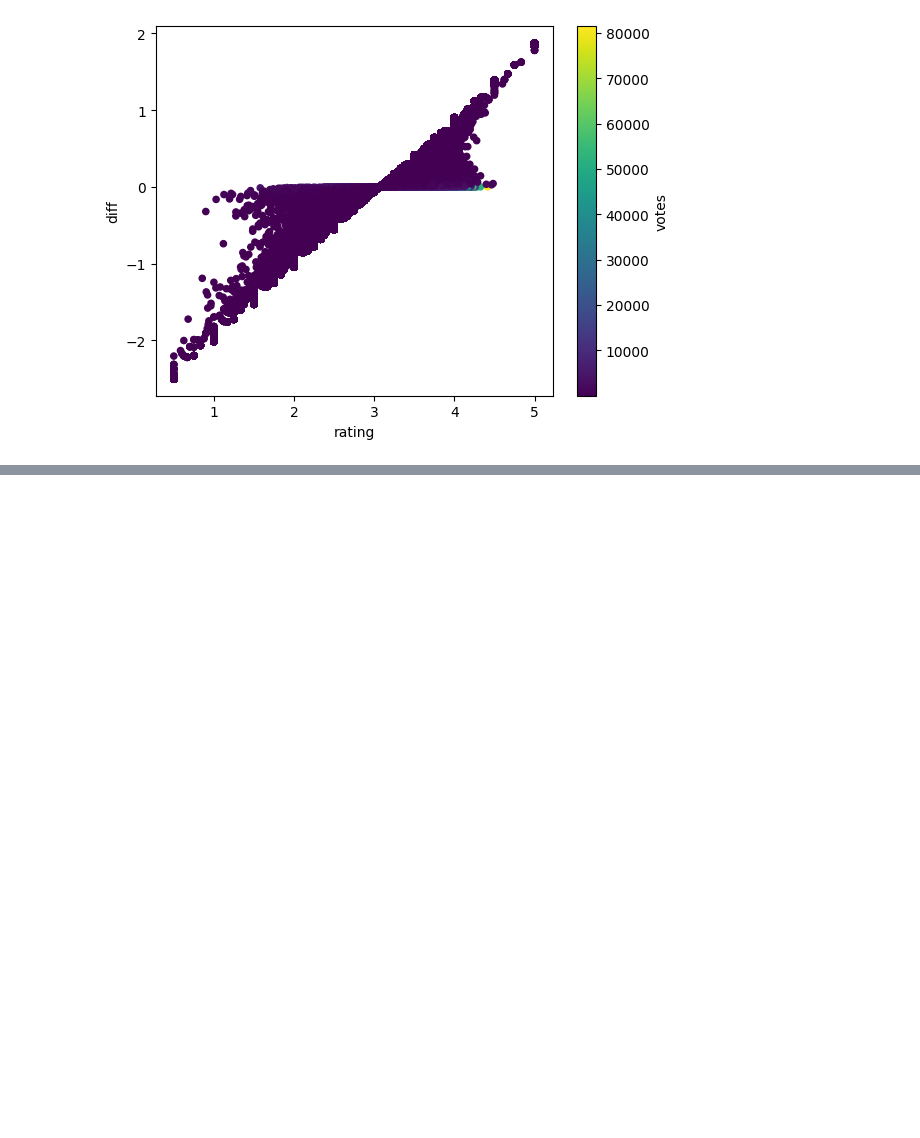
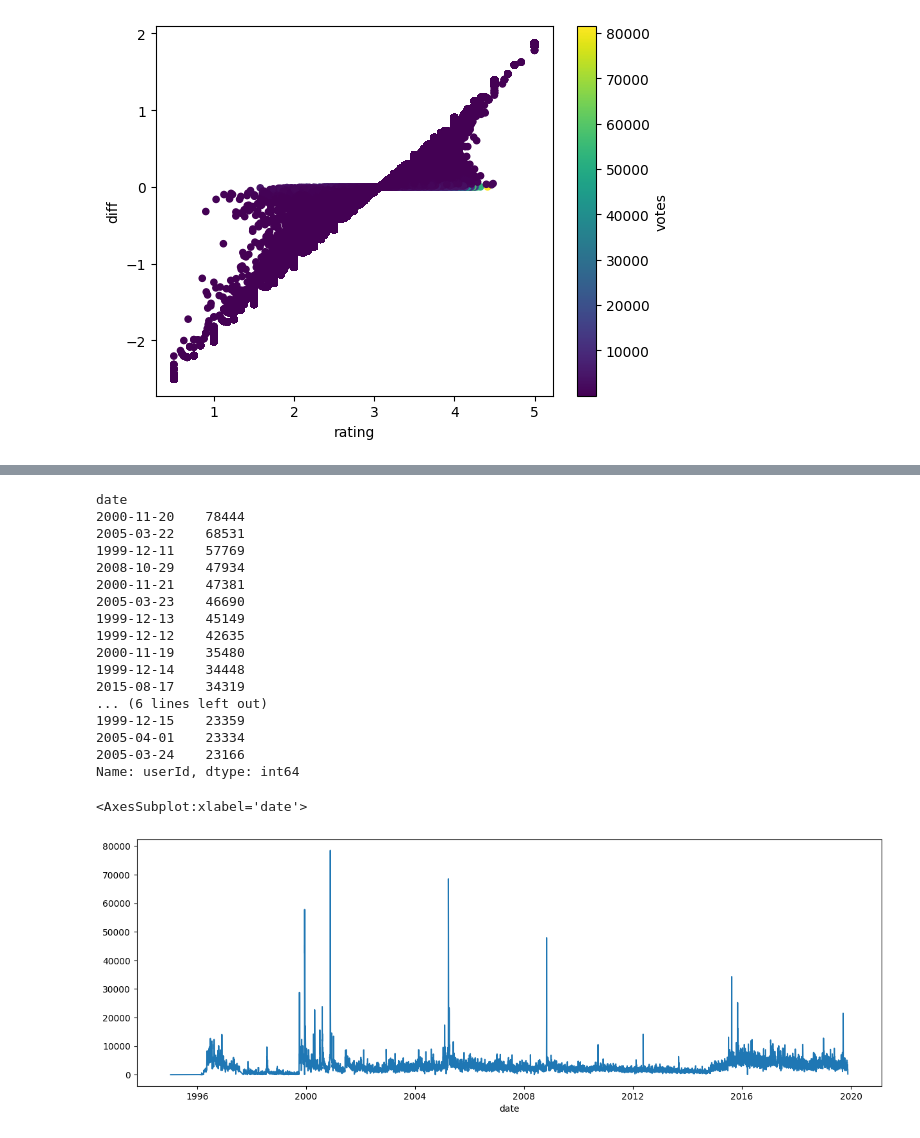
Before and after one commit to jh2048/movie_recommender, a Jupyter notebook: notebooks/collaborative_recommender.ipynb, the cells around one changed output, grey strips where cells are left out. Saved outputs shown, nothing was run; the diff lists cells and outputs as text; code cells hidden in the pictures; blank space fills up the shorter version.

```diff
--- a/notebooks/collaborative_recommender.ipynb
+++ b/notebooks/collaborative_recommender.ipynb
@@ -449,0 +483,26 @@ movie_data_grouped.plot.scatter(x='rating', y='diff', c='votes', colormap='virid
+# %%
+ratings_df['date'] = ratings_df['timestamp'].apply(lambda x: datetime.fromtimestamp(x).date())
+# %%
+plt.figure(figsize=(15,5))
+print(ratings_df.groupby(['date'])['userId'].count().sort_values(ascending=False).head(20))
+ratings_df.groupby(['date'])['userId'].count().plot(kind='line')
+# %% [output]
+date
+2000-11-20    78444
+2005-03-22    68531
+1999-12-11    57769
+2008-10-29    47934
+2000-11-21    47381
+2005-03-23    46690
+1999-12-13    45149
+1999-12-12    42635
+2000-11-19    35480
+1999-12-14    34448
+2015-08-17    34319
+... (6 lines left out)
+1999-12-15    23359
+2005-04-01    23334
+2005-03-24    23166
+Name: userId, dtype: int64
+<AxesSubplot:xlabel='date'>
+[figure, added]
```
Also changed, not shown: parts of 18 cells of this notebook.
